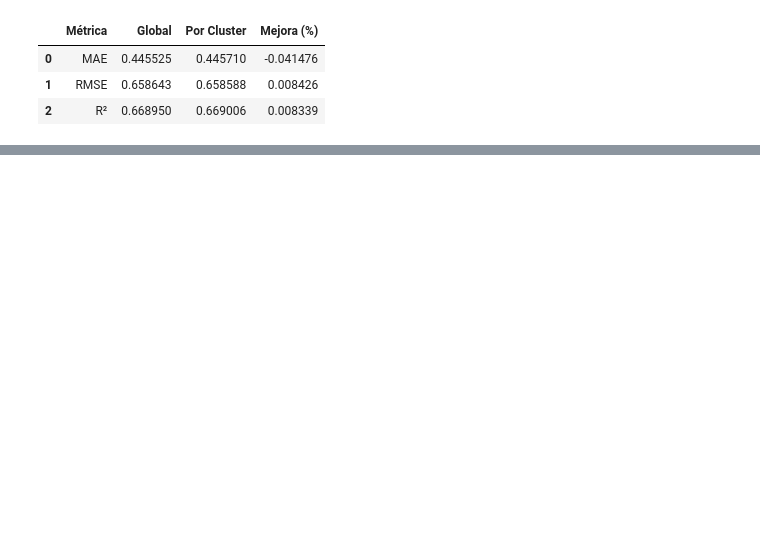
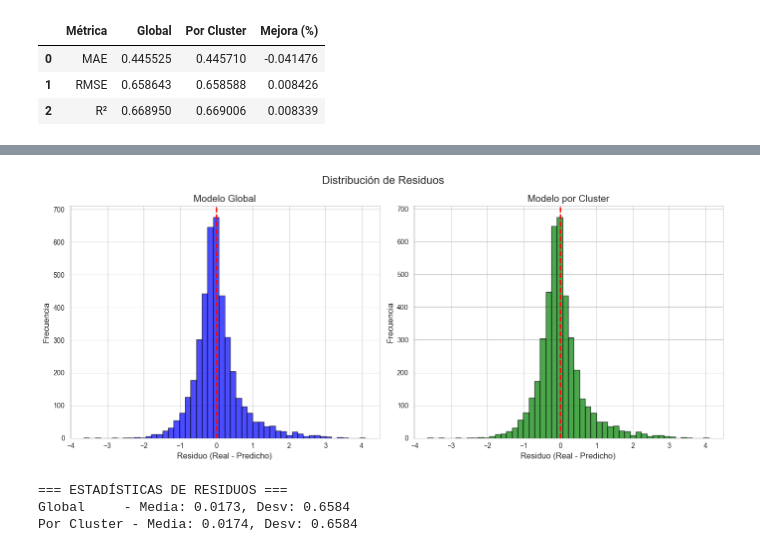
Before and after one commit to DanteSolorzano/Proyecto-final, a Jupyter notebook: v2.ipynb, the cells around one changed output, grey strips where cells are left out. Cells and saved outputs as stored; diff of their text form; code cells hidden in the pictures; blank space fills up the shorter version.

```diff
--- a/v2.ipynb
+++ b/v2.ipynb
@@ -306,0 +325,35 @@ comparison
+# %%
+residuos_global = y_test - y_pred_global
+residuos_cluster = y_test - y_pred_cluster
+
+fig, axes = plt.subplots(1, 2, figsize=(14, 6))
+
+# Global
+axes[0].hist(residuos_global, bins=50, alpha=0.7, color='blue', edgecolor='black')
+axes[0].axvline(x=0, color='red', linestyle='--', linewidth=2)
+axes[0].set_xlabel('Residuo (Real - Predicho)', fontsize=12)
+axes[0].set_ylabel('Frecuencia', fontsize=12)
+axes[0].set_title('Modelo Global', fontsize=14)
+axes[0].grid(True)
+
+# Por Cluster
+axes[1].hist(residuos_cluster, bins=50, alpha=0.7, color='green', edgecolor='black')
+axes[1].axvline(x=0, color='red', linestyle='--', linewidth=2)
+axes[1].set_xlabel('Residuo (Real - Predicho)', fontsize=12)
+axes[1].set_ylabel('Frecuencia', fontsize=12)
+axes[1].set_title('Modelo por Cluster', fontsize=14)
+axes[1].grid(True)
+
+plt.suptitle('Distribución de Residuos', fontsize=16)
+plt.tight_layout()
+plt.show()
+
+# Estadísticas de residuos
+print("\n=== ESTADÍSTICAS DE RESIDUOS ===")
+print(f"Global     - Media: {residuos_global.mean():.4f}, Desv: {residuos_global.std():.4f}")
+print(f"Por Cluster - Media: {residuos_cluster.mean():.4f}, Desv: {residuos_cluster.std():.4f}")
+# %% [output]
+[figure, added]
+=== ESTADÍSTICAS DE RESIDUOS ===
+Global     - Media: 0.0173, Desv: 0.6584
+Por Cluster - Media: 0.0174, Desv: 0.6584
```
Also changed, not shown: parts of 15 cells of this notebook.
